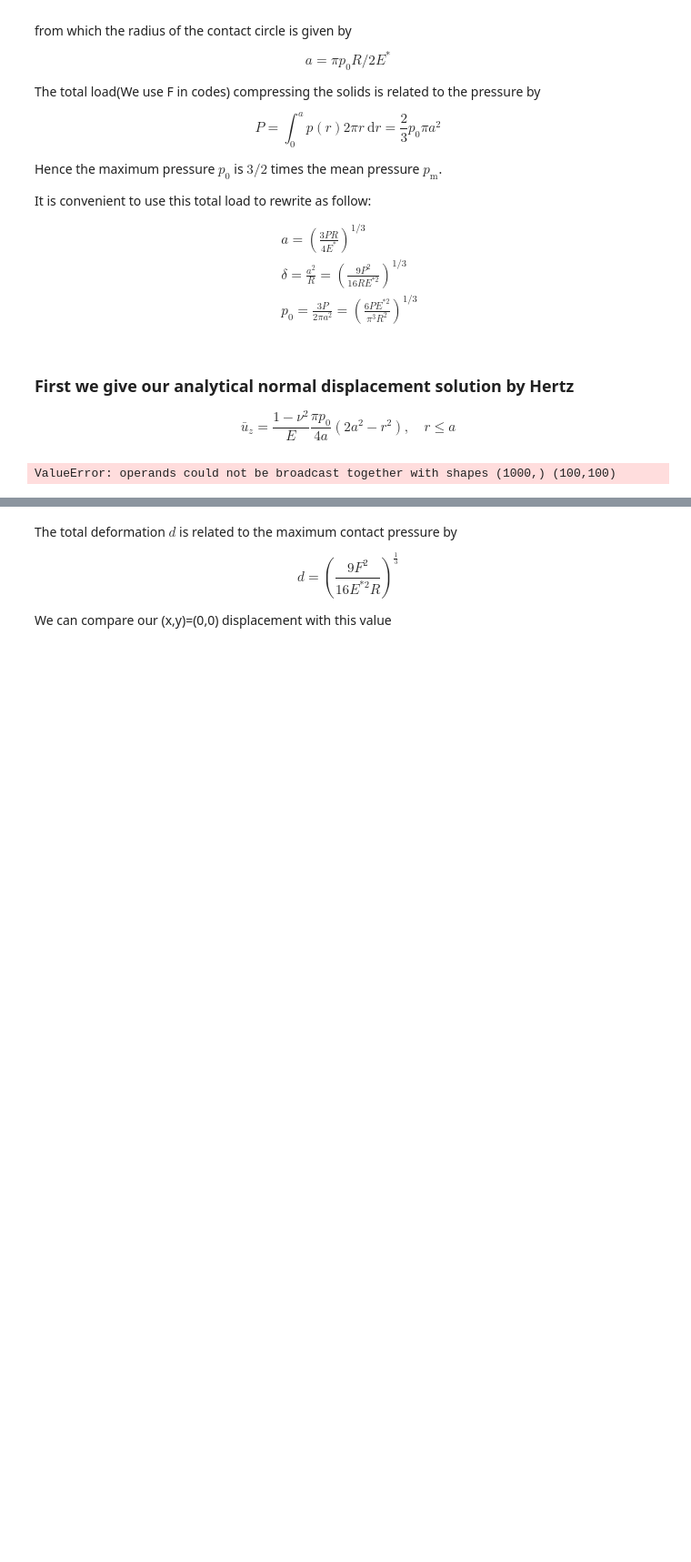
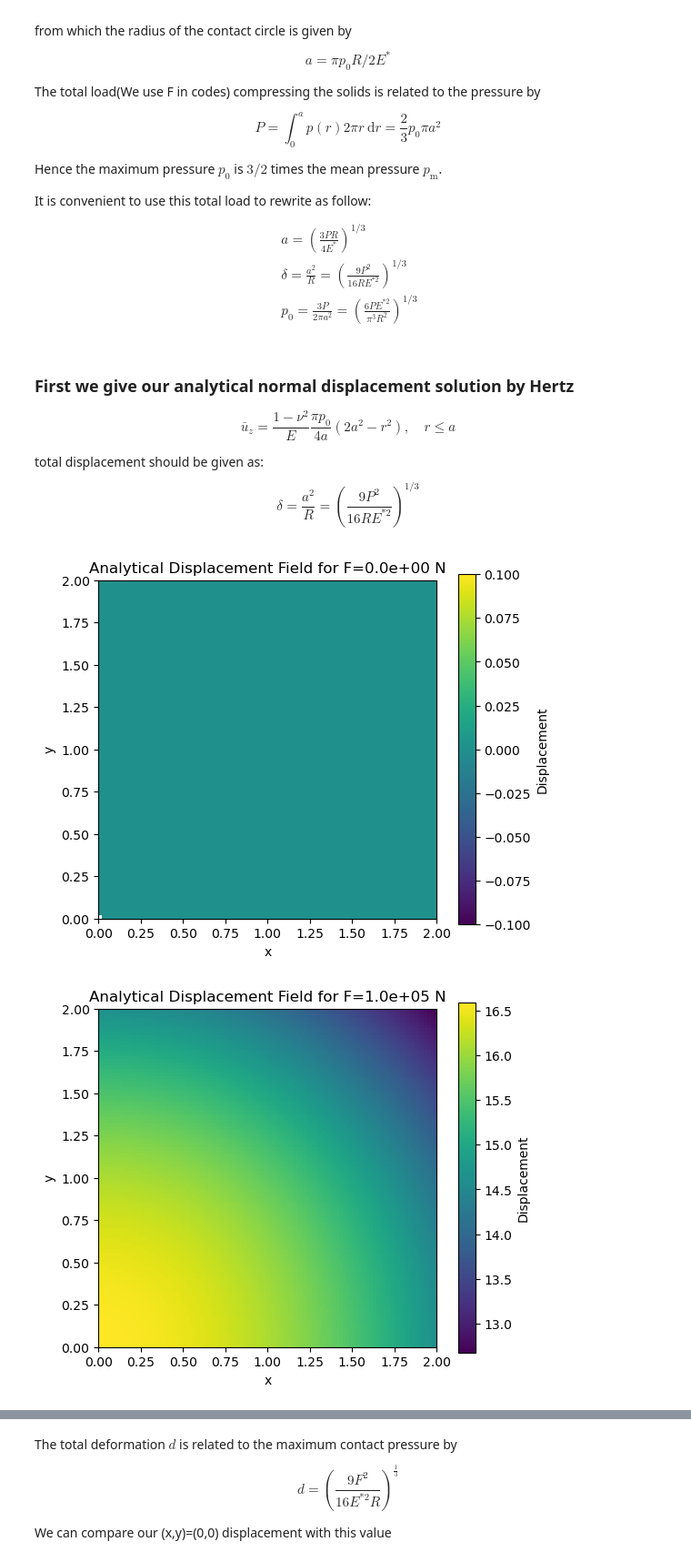
Before and after one commit to NathanLZC/Master-internship-repo-at-Institut-dAlembert, a Jupyter notebook: Week2/task1_Hertz_contact.ipynb, the cells around one changed output, grey strips where cells are left out. Shown at 91% size. Cells and saved outputs as stored; diff of their text form; code cells hidden in the pictures; blank space fills up the shorter version.

Commit message:
Fix matplotlib import and add visualization of displacement field

```diff
--- a/Week2/task1_Hertz_contact.ipynb
+++ b/Week2/task1_Hertz_contact.ipynb
@@ -130,6 +130,12 @@ L = 2
 $$
 \bar{u}_z=\frac{1-\nu^2}{E} \frac{\pi p_0}{4 a}\left(2 a^2-r^2\right), \quad r \leqslant a
 $$
+
+total displacement should be given as:
+
+$$
+\delta=\frac{a^2}{R}=\left(\frac{9 P^2}{16 R E^{* 2}}\right)^{1 / 3}
+$$
 # %%
 #We generate a 2D coordinate space
 n = 100
@@ -142,9 +148,22 @@ r = np.sqrt(x**2 + y**2)
 
 #Here we define p0 as the reference pressure
 p0 = (1/np.pi) * (6*F*(E_star**2)/(R**2))**(1/3) #this is the reference pressure
-
-## We define the analytical displacement field
-
-Analytical_displacement = np.pi*p0*(2*a**2-r**2)/(4*E_star*a) #this is the analytical displacement field
-# %% [output]
-ValueError: operands could not be broadcast together with shapes (1000,) (100,100)
+# %%
+# 修正：对每个 F 值计算并可视化位移场
+for F_value in F[::100]:  # 示例：每100个F值取一个进行处理和可视化
+    a = (3*F_value*R/(4*E_star))**(1/3)  # 接触半径
+    p0 = (6*F_value*E_star**2/(np.pi**3*R**2))**(1/3)  # 参考压力
+    u_z = np.pi*p0*(2*a**2-r**2)/(4*a*E_star)  # 位移场
+    u_z[r > a] = 0  # 超出接触区域的位移设置为0
+
+    # 可视化位移场
+    plt.figure(figsize=(6, 5))
+    plt.imshow(u_z, extent=(0, L, 0, L), origin='lower')
+    plt.colorbar(label='Displacement')
+    plt.title(f'Analytical Displacement Field for F={F_value:.1e} N')
+    plt.xlabel('x')
+    plt.ylabel('y')
+    plt.show()
+# %% [output]
+[figure, added]
+[figure, added]
```
Also changed, not shown: parts of 4 cells of this notebook, 1 other file.
